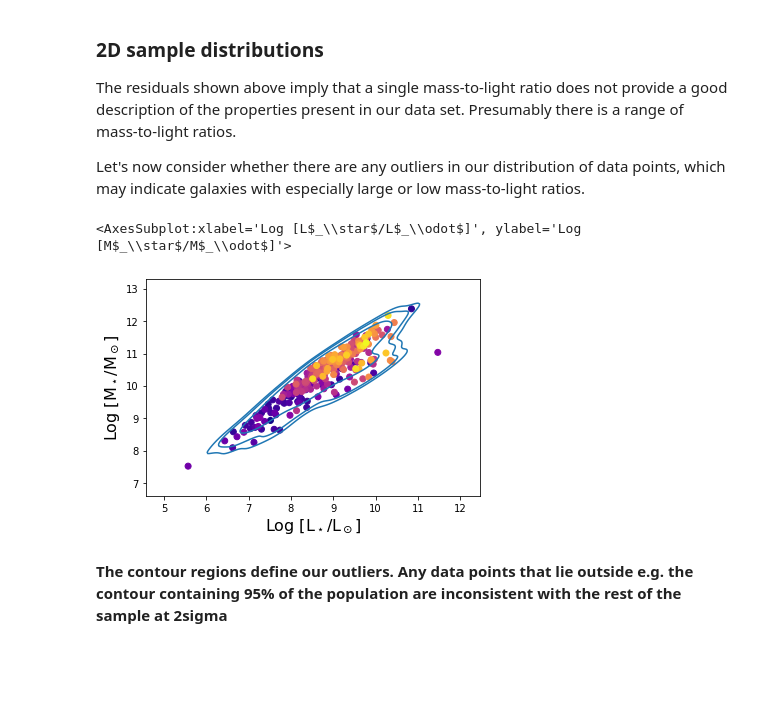
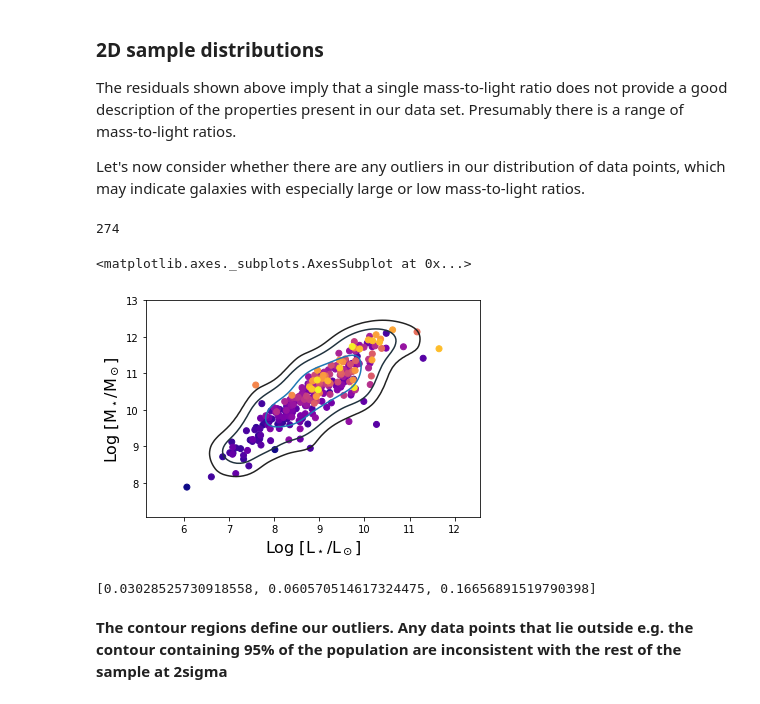
Before and after one commit to Hazel-H/astrolabs-PH30116-, a Jupyter notebook: PH30116/Chapter4_SampleAnalysis.ipynb, the cells around one changed output. Saved outputs shown, nothing was run; the diff lists cells and outputs as text; code cells hidden in the pictures; blank space fills up the shorter version.

```diff
--- a/PH30116/Chapter4_SampleAnalysis.ipynb
+++ b/PH30116/Chapter4_SampleAnalysis.ipynb
@@ -165,32 +165,46 @@ pylab.plot([6,13], [1.0,1.0],c='k',zorder=2)
 The residuals shown above imply that a single mass-to-light ratio does not provide a good description of the properties present in our data set. Presumably there is a range of mass-to-light ratios.
 
 Let's now consider whether there are any outliers in our distribution of data points, which may indicate galaxies with especially large or low mass-to-light ratios.
+# %%
+len(Lum)
+# %% [output]
+274
 # %%
 # Import package necessary to determine distribution of data points
 # and to be able to colour-code by number density
 from CompSample import conflevels, density_scatter
 import seaborn as sns
+import pandas as pd
 
 # Let's fine regions in M-L parameter space containig 68%, 90% and 95% of the sample
 # Note the nbins argument. This sets the number of bins in the M-L parameter space used
 # to determine the location of the contours. If we only have 20 data points, nbins=10
 # would be too large, since it would only give us 2 data points. Similarly, if we have
 # 1000 data points, nbins=10 may be too small
-levels = conflevels(Lum,Mass,nbins=10,confints=[0.95,0.90,0.68])
+levels = conflevels(Lum,Mass,nbins=10,confints=[0.99,0.90,0.68])
 
 # Let's set the colours of each data point according to the number density at M-L
 # Similar considerations apply here in the choice of values used in the bins argument
 # This time the bins can have different dx and dy lengths
 dencol=density_scatter(Lum, Mass, bins = [30,30])
 
+# Need to store the Stellar mass and lumninosty values as a 'pandas DataFrame'
+MLdata = {'Luminosity':Lum,'Stellar Mass':Mass}
+df = pd.DataFrame(MLdata,columns=['Luminosity','Stellar Mass'])
+
+# Plot the data points, colour coded according to number density
+pylab.scatter(Lum, Mass, c=dencol,cmap=cm.plasma) # c=dencal argument sets colour-coding according to number density
 pylab.xlabel(r'Log [L$_\star$/L$_\odot$]',fontsize=16)
 pylab.ylabel(r'Log [M$_\star$/M$_\odot$]',fontsize=16)
-pylab.scatter(Lum, Mass, c=dencol,cmap=cm.plasma) # c=dencal argument sets colour-coding according to number density
 # This command plots the contours containing 68%, 90% and 95% or the sample
-sns.kdeplot(x=Lum, y=Mass,n_levels=levels)
+sns.kdeplot(data=df,n_levels=levels)
 # %% [output]
-<AxesSubplot:xlabel='Log [L$_\\star$/L$_\\odot$]', ylabel='Log [M$_\\star$/M$_\\odot$]'>
+<matplotlib.axes._subplots.AxesSubplot at 0x...>
-[figure, old version]
+[figure, new version]
+# %%
+levels
+# %% [output]
+[0.03028525730918558, 0.060570514617324475, 0.16656891519790398]
 # %% [markdown]
 **The contour regions define our outliers. Any data points that lie outside e.g. the contour containing 95% of the population are inconsistent with the rest of the sample at 2sigma**
 # %% [markdown]
```
Also changed, not shown: parts of 12 cells of this notebook, 14 other files.
